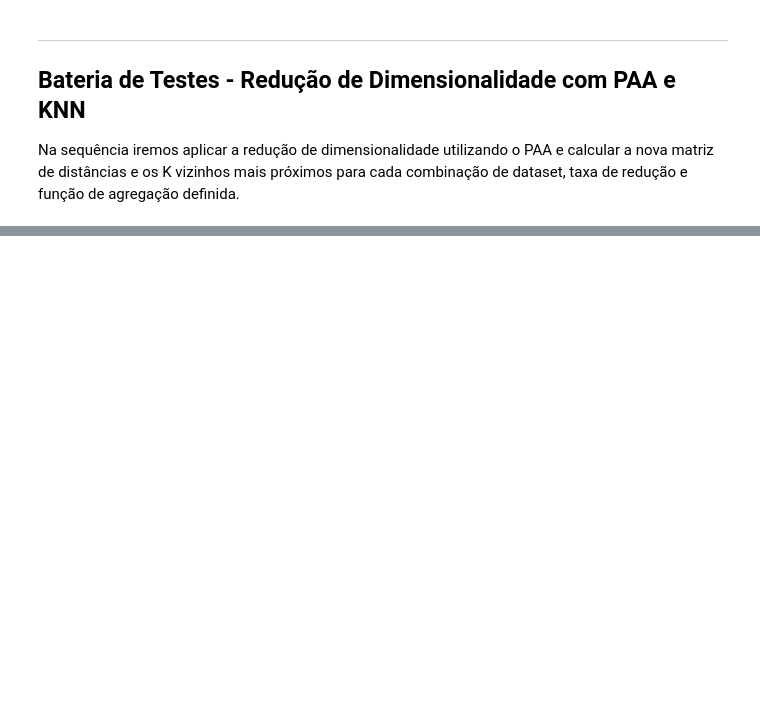
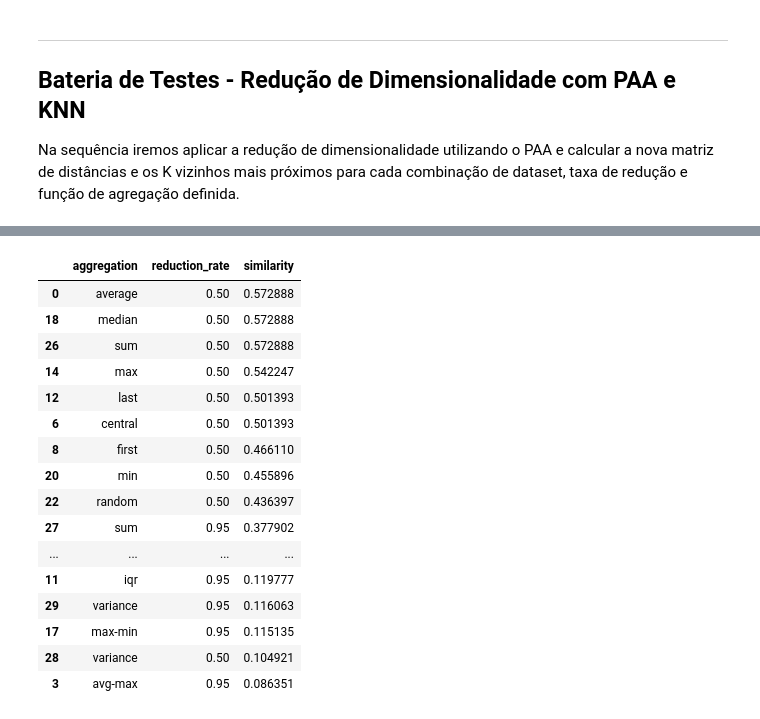
Before and after one commit to MoroFernando/time-series-dimensionality-reduction, a Jupyter notebook: paa-knn.ipynb, the cells around one changed output, grey strips where cells are left out. Saved outputs shown, nothing was run; the diff lists cells and outputs as text; code cells hidden in the pictures; blank space fills up the shorter version.

```diff
--- a/paa-knn.ipynb
+++ b/paa-knn.ipynb
@@ -331,0 +368,26 @@ df_test_results = run_paa_with_knn_tests(datasets=['HouseTwenty'], aggregations=
+# %%
+# Agrupa os resultados por método de agregação, taxa de redução, calculando a média da similaridade dos K vizinhos
+grouped_results = df_test_results.groupby(['aggregation', 'reduction_rate']).agg({'similarity': 'mean'}).reset_index()
+
+# Ordena os resultados para melhor visualização
+grouped_results = grouped_results.sort_values(by=['similarity'], ascending=[False])
+
+grouped_results
+# %% [output]
+|  | aggregation | reduction_rate | similarity |
+| 0 | average | 0.50 | 0.572888 |
+| 18 | median | 0.50 | 0.572888 |
+| 26 | sum | 0.50 | 0.572888 |
+| 14 | max | 0.50 | 0.542247 |
+| 12 | last | 0.50 | 0.501393 |
+| 6 | central | 0.50 | 0.501393 |
+| 8 | first | 0.50 | 0.466110 |
+| 20 | min | 0.50 | 0.455896 |
+| 22 | random | 0.50 | 0.436397 |
+| 27 | sum | 0.95 | 0.377902 |
+| ... | ... | ... | ... |
+| 11 | iqr | 0.95 | 0.119777 |
+| 29 | variance | 0.95 | 0.116063 |
+| 17 | max-min | 0.95 | 0.115135 |
+| 28 | variance | 0.50 | 0.104921 |
+| 3 | avg-max | 0.95 | 0.086351 |
```
Also changed, not shown: parts of 12 cells of this notebook, 2 other files.
